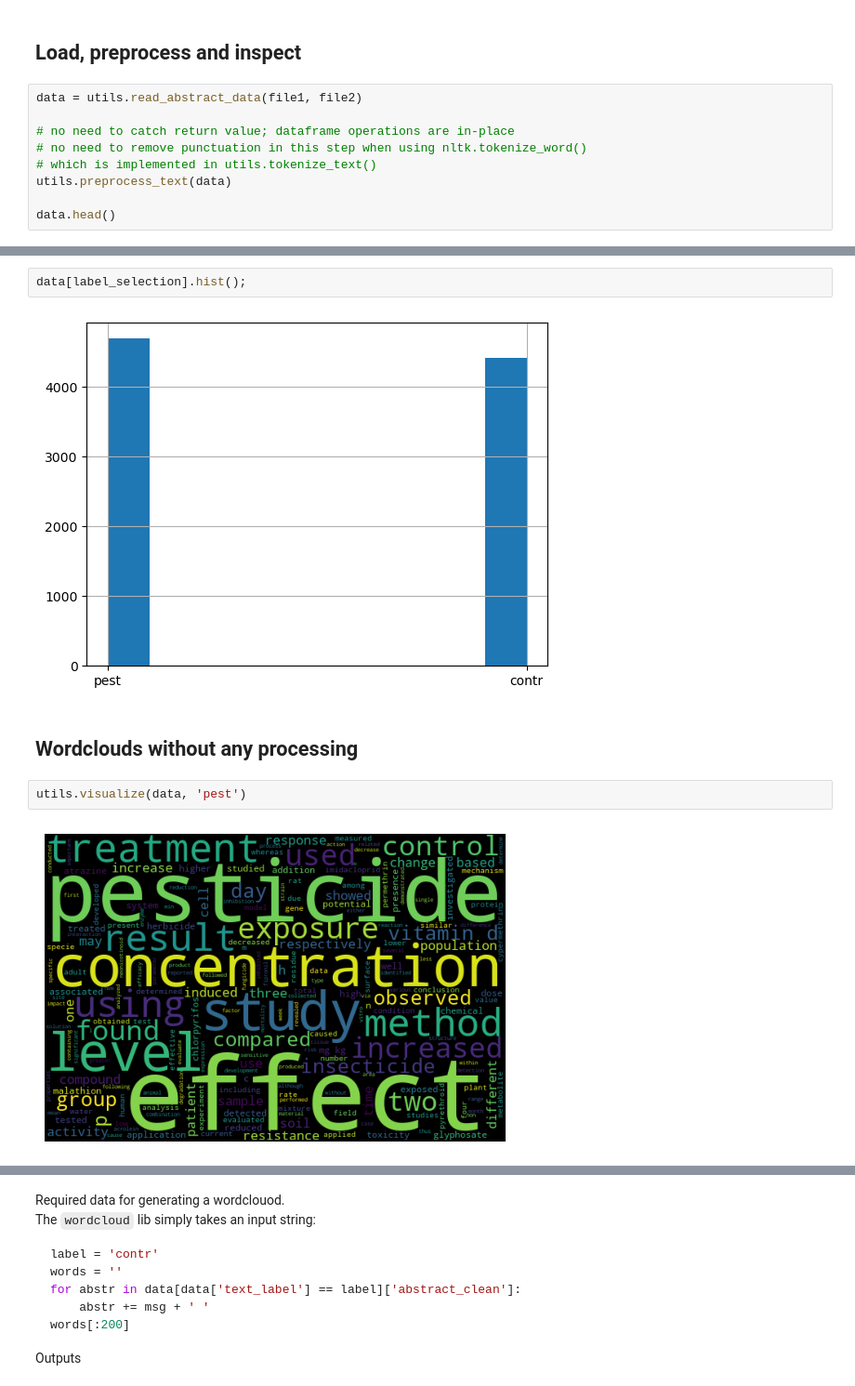
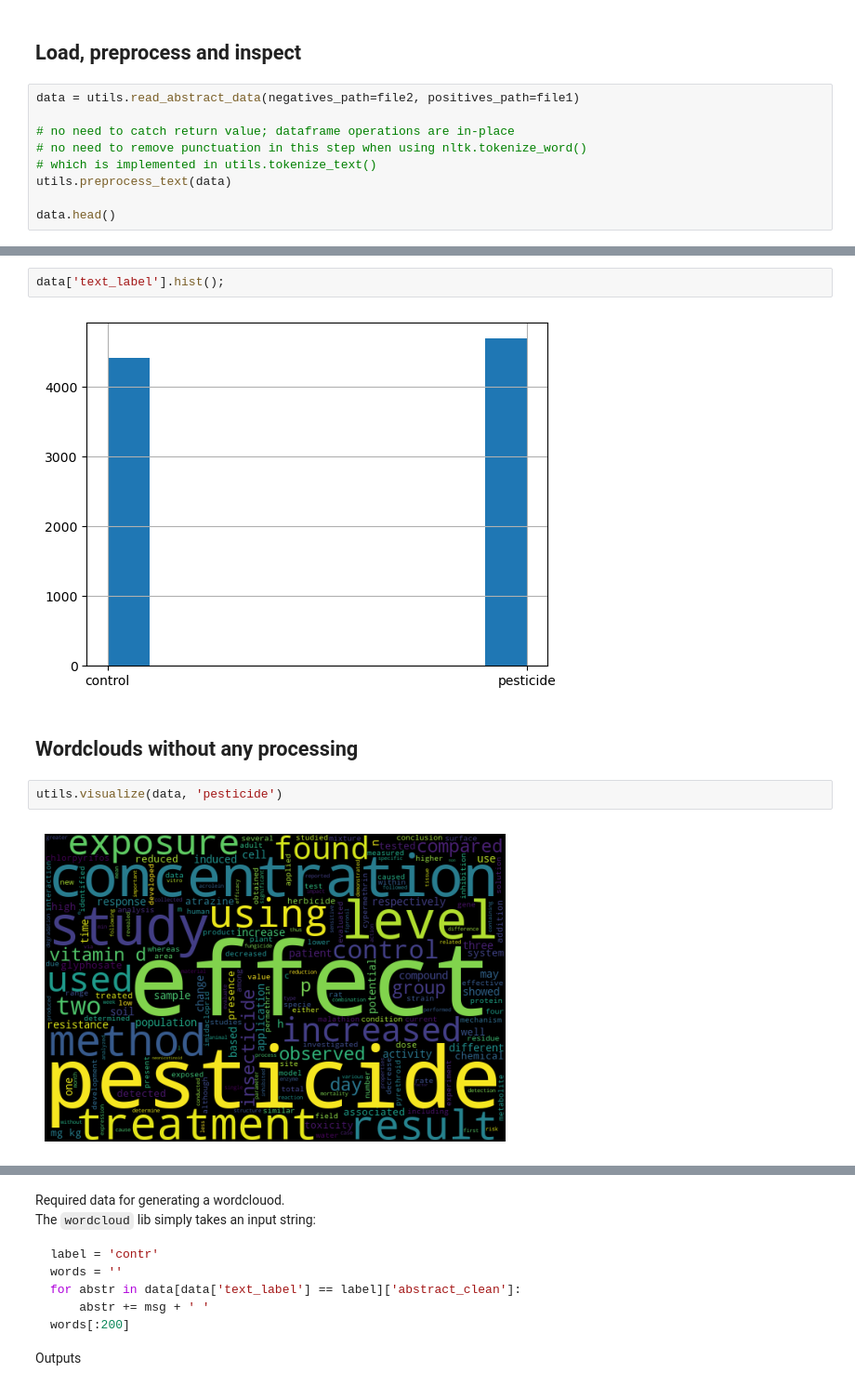
Before and after one commit to MichielNoback/pesticide_literature, a Jupyter notebook: abstract-wordclouds.ipynb, the cells around one changed output, grey strips where cells are left out. Shown at 93% size. Cells and saved outputs as stored; diff of their text form.

```diff
--- a/abstract-wordclouds.ipynb
+++ b/abstract-wordclouds.ipynb
@@ -27,7 +27,7 @@ tokenizer = utils.Tokenizer(stop_words=stopwords, min_length=3)
 # %% [markdown]
 ## Load, preprocess and inspect
 # %%
-data = utils.read_abstract_data(file1, file2)
+data = utils.read_abstract_data(negatives_path=file2, positives_path=file1)
 
 # no need to catch return value; dataframe operations are in-place
 # no need to remove punctuation in this step when using nltk.tokenize_word()
@@ -47,11 +45,11 @@ data.head()
 # %%
-data[label_selection].hist();
+data['text_label'].hist();
 # %% [output]
-[figure, old version]
+[figure, new version]
 # %% [markdown]
 ## Wordclouds without any processing
 # %%
-utils.visualize(data, 'pest')
+utils.visualize(data, 'pesticide')
 # %% [output]
-[figure, old version]
+[figure, new version]
 # %%
```
Also changed, not shown: parts of 8 cells of this notebook, 12 other files.
